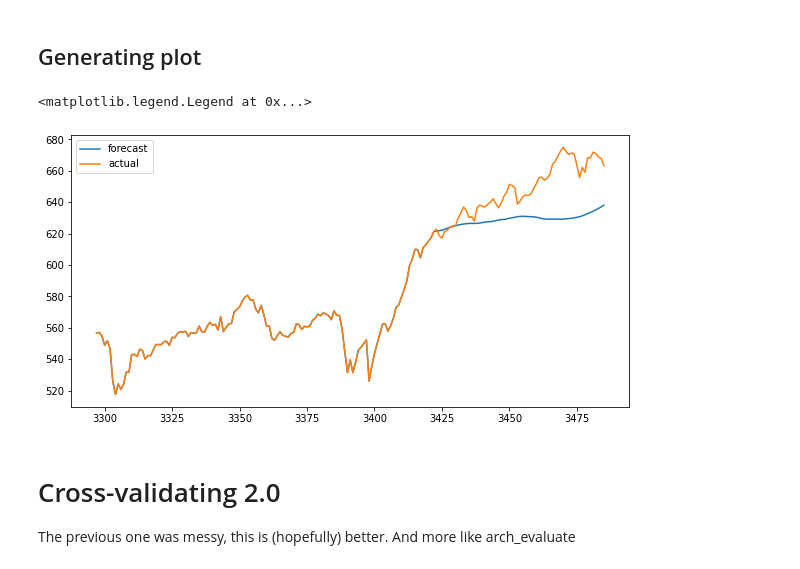
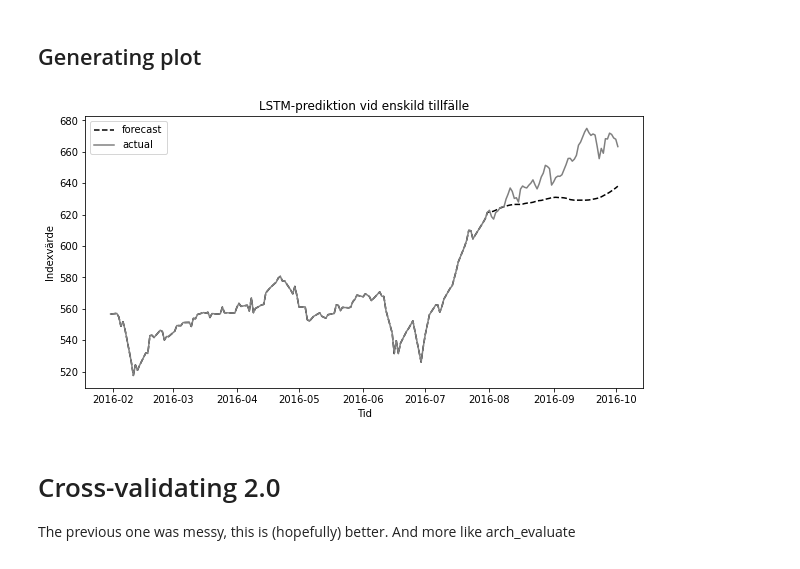
Before and after one commit to ulrikson/statistics-thesis, a Jupyter notebook: lstm2.ipynb, the cells around one changed output. Cells and saved outputs as stored; diff of their text form; code cells hidden in the pictures.

```diff
--- a/lstm2.ipynb
+++ b/lstm2.ipynb
@@ -247,12 +247,15 @@ merged_df = train_df.append(forecast_df, ignore_index=True)
 # %%
 plot_df = merged_df[-n_seq - (n_seq * 2) :] # -n_seq controls how many to show before the forecast (blue) line
 plt.figure(figsize=(10, 5))
-plt.plot(plot_df["forecast"], label="forecast")
-plt.plot(plot_df["Close"], label="actual")
+plt.plot(plot_df['Exchange.Date'], plot_df["forecast"], label="forecast", color="black", linestyle='--')
+plt.plot(plot_df['Exchange.Date'], plot_df["Close"], label="actual", color="gray")
+plt.xlabel('Tid')
+plt.ylabel('Indexvärde')
+plt.title('LSTM-prediktion vid enskild tillfälle')
 plt.legend()
+plt.savefig('img/lstm_pred.png')
 # %% [output]
-<matplotlib.legend.Legend at 0x...>
-[figure, old version]
+[figure, new version]
 # %% [markdown]
 # Cross-validating 2.0
 The previous one was messy, this is (hopefully) better. And more like arch_evaluate
```
Also changed, not shown: parts of 4 cells of this notebook, 6 other files.
